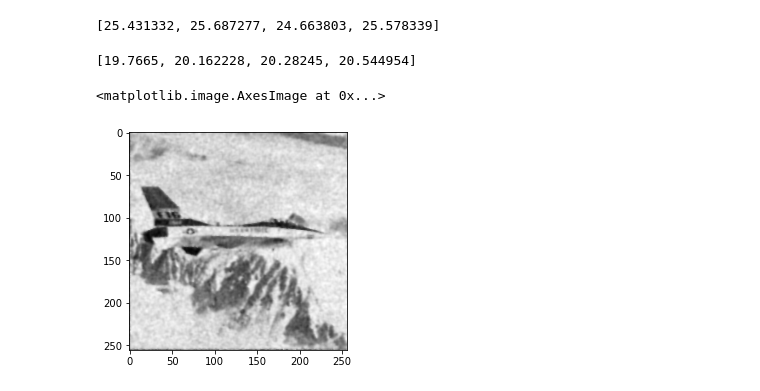
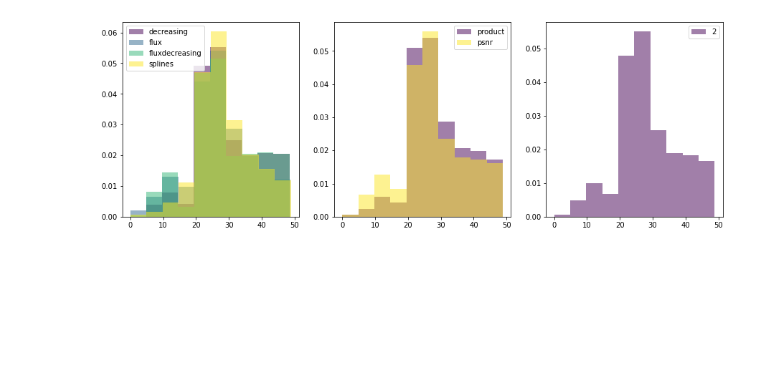
Before and after one commit to erjel/ortega_master_thesis, a Jupyter notebook: 7_apr/general/comparing.ipynb, the cells around one changed output. Cells and saved outputs as stored; diff of their text form; code cells hidden in the pictures; blank space fills up the shorter version.

```diff
--- a/7_apr/general/comparing.ipynb
+++ b/7_apr/general/comparing.ipynb
@@ -1329,29 +53,0 @@ plt.show()
-# %%
-n = np.clip(np.array([set12_256[1]+np.random.normal(0,30,set12_256[1].shape)]),0,255)
-n = n/np.amax(set12_256[1])
-psnr1 = []
-
-for m in models_256:
-    denoised = m(n)
-    psnr1.append(tf.image.psnr(denoised,set12_256[1],1).numpy()[0])
-print(psnr1)
-# %% [output]
-[25.431332, 25.687277, 24.663803, 25.578339]
-# %%
-n1 = np.expand_dims(cv2.cvtColor(cv2.imread('../../images/Set12/06.png'), cv2.COLOR_BGR2GRAY),axis=-1)
-n = np.clip(np.array([n1+np.random.normal(0,30,n1.shape)]),0,255)
-n = n/np.amax(n1)
-
-psnr1 = []
-
-for m in models_256:
-    denoised = m(n)
-    psnr1.append(tf.image.psnr(denoised,n1,1).numpy()[0])
-print(psnr1)
-# %% [output]
-[19.7665, 20.162228, 20.28245, 20.544954]
-# %%
-plt.imshow(denoised[0],cmap='gray')
-# %% [output]
-<matplotlib.image.AxesImage at 0x...>
-[figure, removed]
@@ -1357,0 +87,37 @@ plt.imshow(denoised[0],cmap='gray')
+# %%
+arch = np.unique(df.architecture)
+loss = np.unique(df.loss)
+types = np.unique(df.type)
+
+imgs = ['house','peppers','barbara','boats']
+
+plt.figure(figsize=(15,5))
+plt.subplot(131)
+colors = cm.viridis(np.linspace(0,1,len(arch)))
+for j,i in enumerate(arch):
+    dg = df[df.architecture == i]
+    data = dg[imgs].values.flatten()
+    plt.hist(data,color=colors[j],range=(0,np.amax(data)),alpha=0.5,label=i,density=True)
+
+plt.legend()
+
+plt.subplot(132)
+colors = cm.viridis(np.linspace(0,1,len(loss)))
+for j,i in enumerate(loss):
+    dg = df[df.loss == i]
+    data = dg[imgs].values.flatten()
+    plt.hist(data,color=colors[j],range=(0,np.amax(data)),alpha=0.5,label=i,density=True)
+
+plt.legend()
+
+plt.subplot(133)
+colors = cm.viridis(np.linspace(0,1,len(types)))
+for j,i in enumerate(types):
+    dg = df[df.type == i]
+    data = dg[imgs].values.flatten()
+    plt.hist(data,color=colors[j],range=(0,np.amax(data)),alpha=0.5,label=i,density=True)
+
+plt.legend()
+plt.show()
+# %% [output]
+[figure, added]
```
Also changed, not shown: parts of 56 cells of this notebook, 16 other files.
